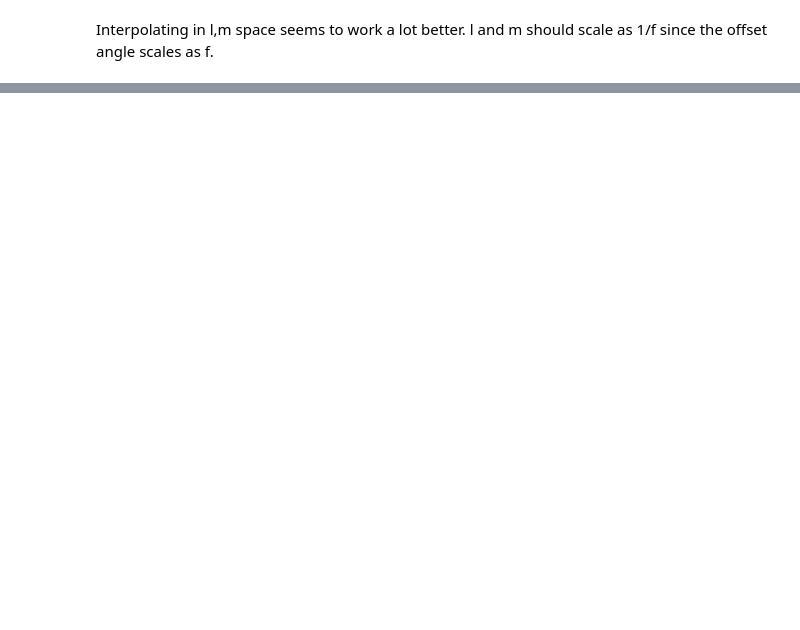
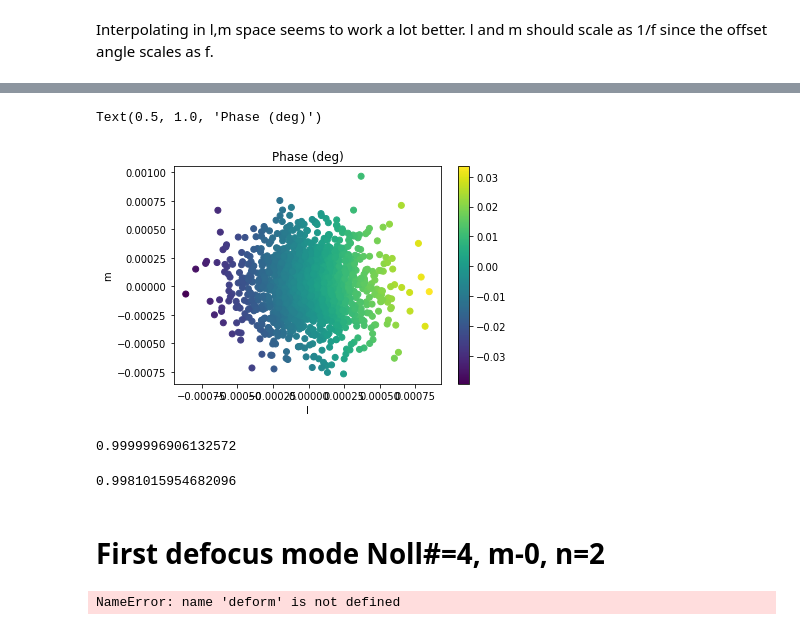
Before and after one commit to yupinghuang/sim-toolkit, a Jupyter notebook: notebooks/jonas-beam.ipynb, the cells around one changed output, grey strips where cells are left out. Cells and saved outputs as stored; diff of their text form; code cells hidden in the pictures; blank space fills up the shorter version.

```diff
--- a/notebooks/jonas-beam.ipynb
+++ b/notebooks/jonas-beam.ipynb
@@ -398,0 +476,19 @@ responses_img = interp2d(ldata, mdata, np.imag(beam_2_0))(ls, ms)
+# %%
+plt.scatter(res[:,0], res[:,1], c=np.angle(beams_2ghz, deg=True))
+plt.colorbar()
+plt.xlabel('l')
+plt.ylabel('m')
+plt.title('Phase (deg)')
+# %% [output]
+Text(0.5, 1.0, 'Phase (deg)')
+[figure, added]
+# %%
+np.abs(beams_2ghz).max()
+# %% [output]
+0.9999996906132572
+# %%
+np.abs(beams_2ghz).min()
+# %% [output]
+0.9981015954682096
+# %% [markdown]
+# First defocus mode Noll#=4, m-0, n=2
@@ -398,0 +503,4 @@ responses_img = interp2d(ldata, mdata, np.imag(beam_2_0))(ls, ms)
+# %%
+deform[deform.shape[0]//2,deform.shape[1]//2] = 0
+# %% [output]
+NameError: name 'deform' is not defined
```
Also changed, not shown: parts of 46 cells of this notebook, 5 other files.
